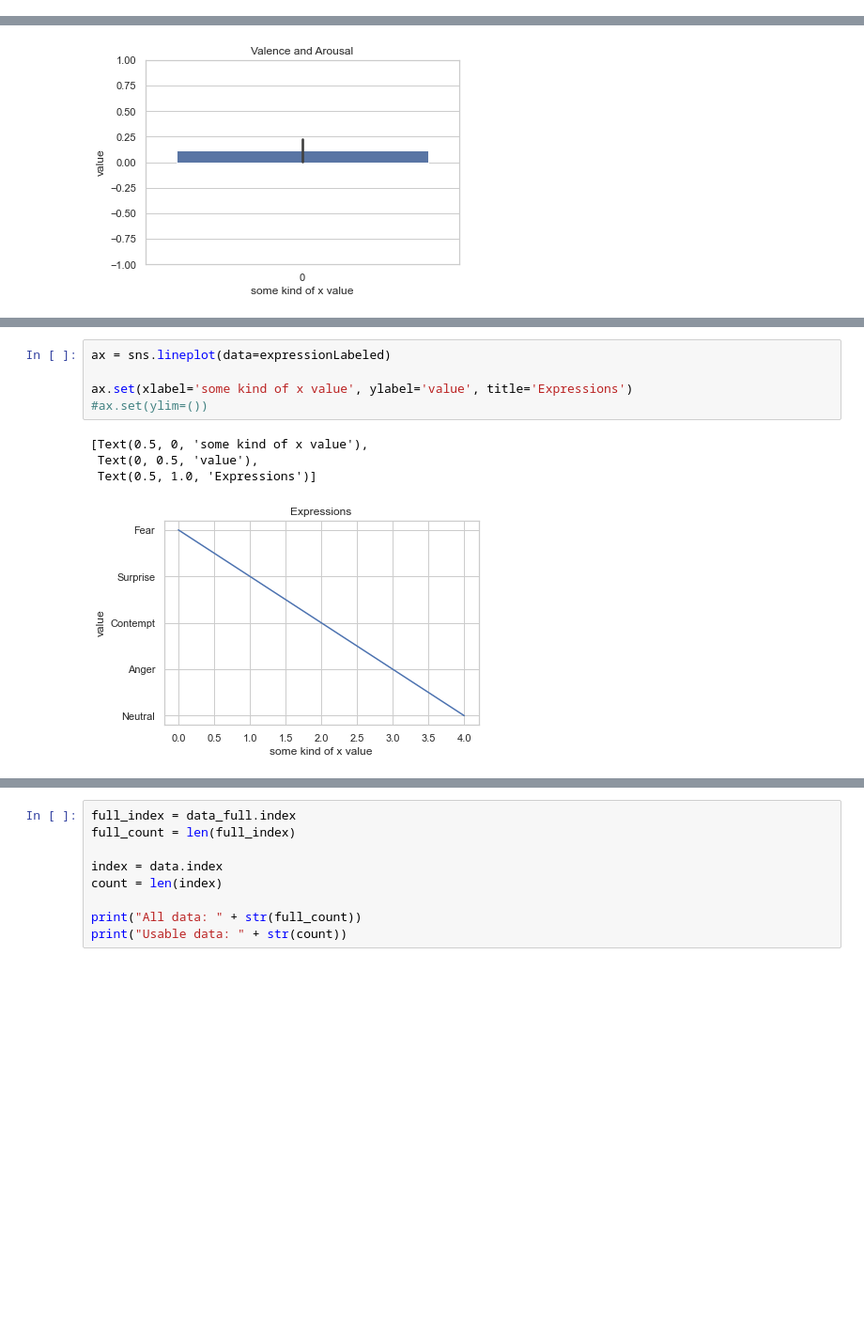
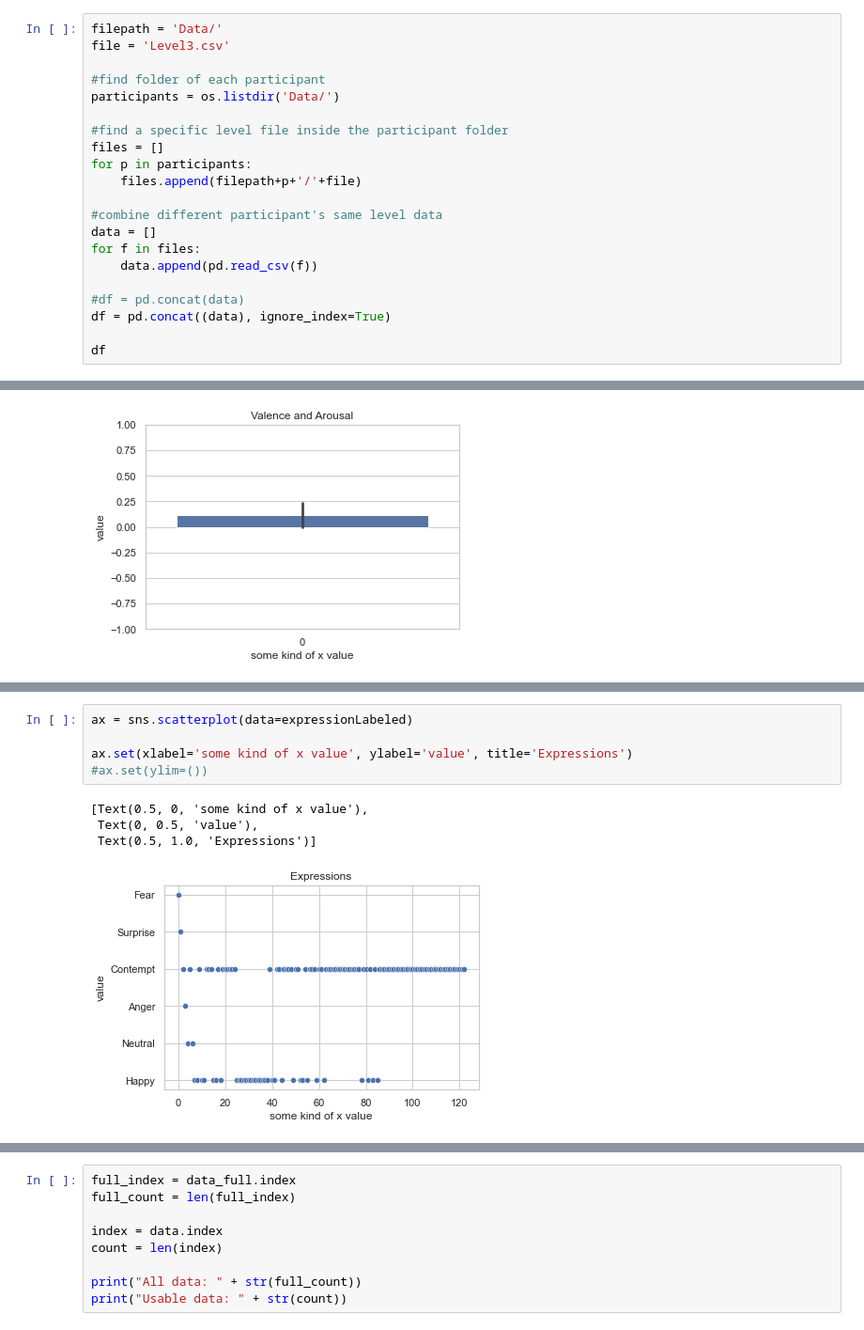
Before and after one commit to dovii/MPC-Data-Analysis, a Jupyter notebook: LevelAnalysis.ipynb, the cells around one changed output, grey strips where cells are left out. Shown at 94% size. Cells and saved outputs as stored; diff of their text form; blank space fills up the shorter version.

Commit message:
loop through participant folders to add up data of one level

```diff
--- a/Analysis.ipynb
+++ b/LevelAnalysis.ipynb
@@ -54,0 +68,21 @@ df
+# %%
+filepath = 'Data/'
+file = 'Level3.csv'
+
+#find folder of each participant
+participants = os.listdir('Data/')
+
+#find a specific level file inside the participant folder
+files = []
+for p in participants:
+    files.append(filepath+p+'/'+file)
+
+#combine different participant's same level data
+data = []
+for f in files:
+    data.append(pd.read_csv(f))
+
+#df = pd.concat(data)
+df = pd.concat((data), ignore_index=True)
+
+df
@@ -124,14 +196,14 @@ expressionLabeled
 Name: Expression, dtype: object
 # %%
-ax = sns.lineplot(data=expressionLabeled)
+ax = sns.scatterplot(data=expressionLabeled)
 
 ax.set(xlabel='some kind of x value', ylabel='value', title='Expressions')
 #ax.set(ylim=())
 # %% [output]
 [Text(0.5, 0, 'some kind of x value'),
  Text(0, 0.5, 'value'),
  Text(0.5, 1.0, 'Expressions')]
-[figure, old version]
+[figure, new version]
 # %%
 checkOne = data_full.loc[(data_full['Please indicate your age'] == 66)]
 
```
Also changed, not shown: parts of 10 cells of this notebook, 2 other files.
